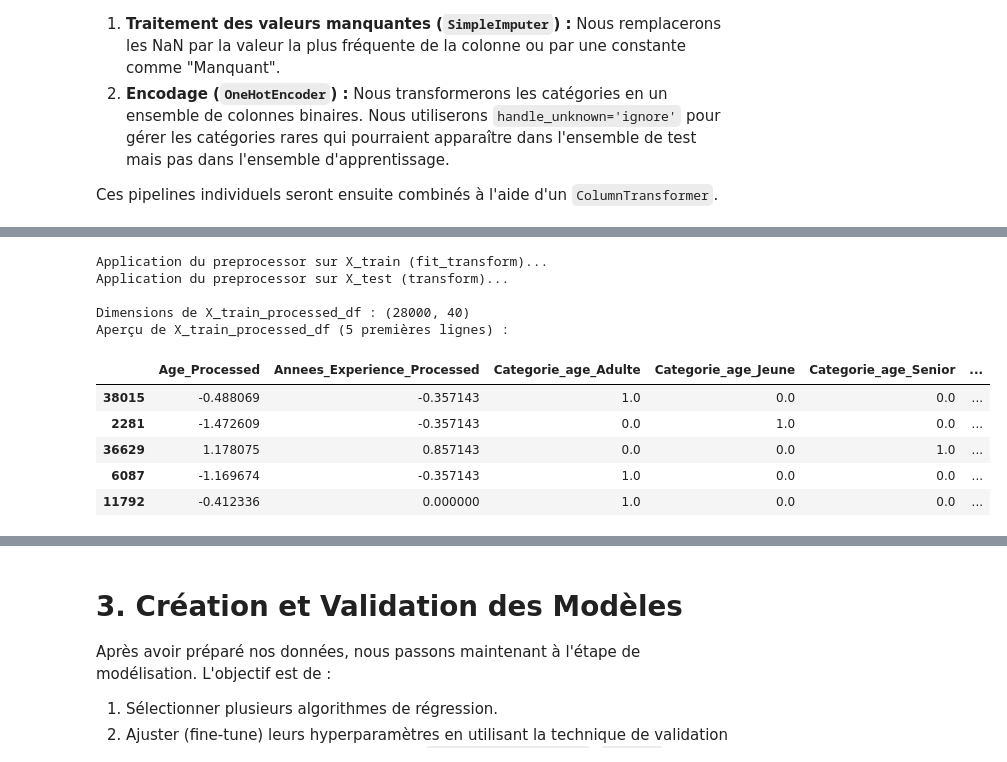
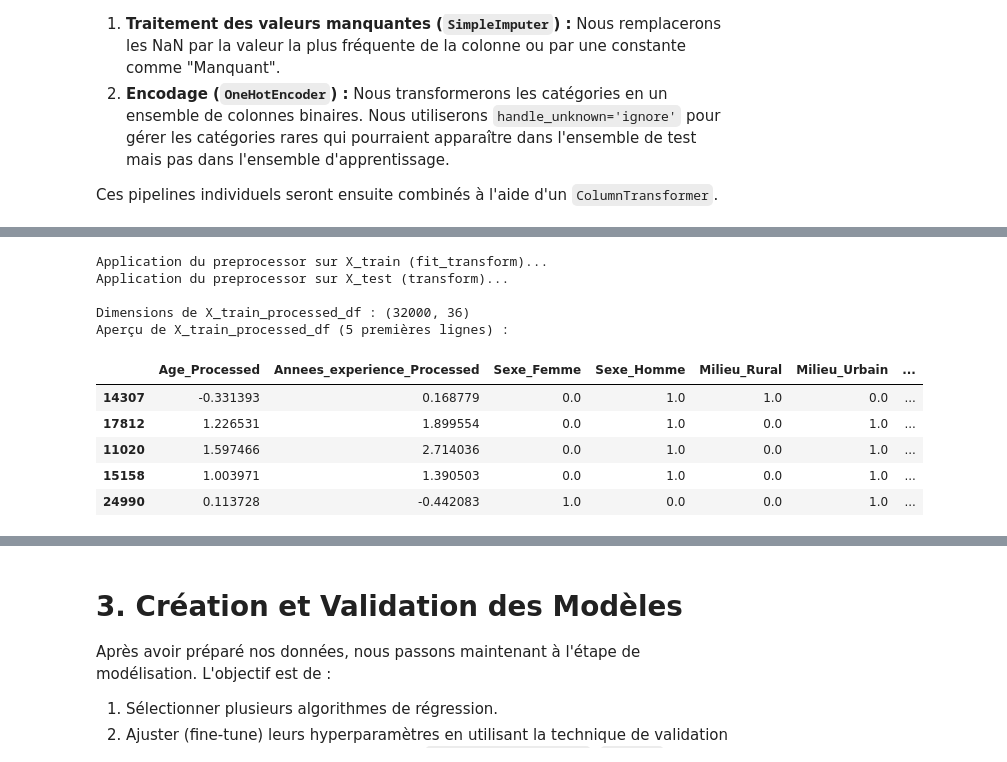
Before and after one commit to elnassim/ProjectML, a Jupyter notebook: mini_projet_AI_Saad_Youness_Nassim.ipynb, the cells around one changed output, grey strips where cells are left out. Saved outputs shown, nothing was run; the diff lists cells and outputs as text; code cells hidden in the pictures.

```diff
--- a/mini_projet_AI_Saad_Youness_Nassim.ipynb
+++ b/mini_projet_AI_Saad_Youness_Nassim.ipynb
@@ -424,13 +475,15 @@ Name: Revenu_Annuel, dtype: float64
 # %%
+# CELLULE 2.2 : Séparation des Données en Ensembles d'Apprentissage et de Test
+
 from sklearn.model_selection import train_test_split
 
-if 'X' in locals() and 'y' in locals(): # Vérifier que X et y existent
+if 'X' in locals() and 'y' in locals(): # Vérifier que X et y existent (ils ont été modifiés par la cellule 2.1)
     # Utilisation de RANDOM_SEED pour la reproductibilité du split
     # (RANDOM_SEED a été défini au début du notebook, ex: RANDOM_SEED = 42)
 
     X_train, X_test, y_train, y_test = train_test_split(X, y,
-                                                        test_size=0.30,
-                                                        random_state=RANDOM_SEED) # Assurez-vous que RANDOM_SEED est défini
+                                                        test_size=0.20,  # Assurez-vous que c'est 0.20 pour cette comparaison
+                                                        random_state=RANDOM_SEED)
 
     print("Dimensions des ensembles de données après séparation :")
     print(f"  X_train: {X_train.shape}")
@@ -439,14 +492,13 @@ if 'X' in locals() and 'y' in locals(): # Vérifier que X et y existent
     print(f"  y_test: {y_test.shape}")
 
     print("\nProportion des données dans chaque ensemble :")
-    print(f"  Apprentissage (train) : {len(X_train) / len(X):.0%}") # len(X) ou len(df_processed)
+    print(f"  Apprentissage (train) : {len(X_train) / len(X):.0%}")
     print(f"  Test : {len(X_test) / len(X):.0%}")
 
-    # Afficher un aperçu pour vérifier
     print("\nAperçu de X_train (5 premières lignes) :")
     display(X_train.head())
 
 else:
-    print("ATTENTION : Les variables X et/ou y ne sont pas définies. Veuillez exécuter la cellule précédente.")
+    print("ATTENTION : Les variables X et/ou y ne sont pas définies. Veuillez exécuter la cellule précédente (2.1).")
 # %% [output]
 Dimensions des ensembles de données après séparation :
@@ -662,9 +701,31 @@ Il est important de récupérer les noms des nouvelles features générées, not
 # %%
 # Cellule de CODE à placer sous le Markdown "2.5 Application du Preprocessor..."
 
+# S'assurer que pandas et numpy sont importés
+import pandas as pd
+import numpy as np
+from sklearn.base import BaseEstimator, TransformerMixin # Pour les transformateurs personnalisés
+
+# --- Transformateur personnalisé pour le clipping de l'âge (MODIFIÉ) ---
+class AgeClipper(BaseEstimator, TransformerMixin):
+    def __init__(self, min_age=18, max_age=75):
+        self.min_age = min_age
+        self.max_age = max_age
+
+    def fit(self, X, y=None):
+        return self
+
+    def transform(self, X, y=None):
+        X_transformed_np = np.copy(X) # X est un array NumPy ici
+        X_transformed_np = np.clip(X_transformed_np, self.min_age, self.max_age)
+        return X_transformed_np
+
+# Vérifier que les variables nécessaires existent (issues des cellules précédentes)
 if ('preprocessor' in locals() and preprocessor is not None and
     'X_train' in locals() and 'X_test' in locals() and
-    'categorical_cols' in locals()): # Assurer que categorical_cols est défini
+    'categorical_cols' in locals() and
+    'final_age_col' in locals() and # Ajouté pour être sûr
+    'final_experience_col' in locals()): # Ajouté pour être sûr
 
     print("Application du preprocessor sur X_train (fit_transform)...")
     # Ajuster et transformer X_train
@@ -676,21 +737,23 @@ if ('preprocessor' in locals() and preprocessor is not None and
 
     # --- Récupération des noms de features ---
     numeric_feature_names_processed = []
-    # L'ordre doit correspondre à celui dans ColumnTransformer.
-    # Le premier transformateur numérique est 'age_processing'
+    # Utiliser les listes de colonnes passées au ColumnTransformer pour les noms
+    # L'ordre des colonnes dans final_feature_names doit correspondre à
+    # l'ordre de sortie du ColumnTransformer.
+
+    # Si 'age_processing' est dans les transformateurs, sa sortie sera la première partie numérique
     if 'age_processing' in preprocessor.named_transformers_:
-         numeric_feature_names_processed.append('Age_Processed')
-    # Le deuxième transformateur numérique est 'experience_processing'
+        # final_age_col est ['Age'], donc la sortie est une colonne 'Age' transformée
+        numeric_feature_names_processed.extend([f"{col}_Processed" for col in final_age_col])
+
+    # Si 'experience_processing' est dans les transformateurs, sa sortie vient après
     if 'experience_processing' in preprocessor.named_transformers_:
-         numeric_feature_names_processed.append('Annees_Experience_Processed')
+        # final_experience_col est ['Annees_experience']
+        numeric_feature_names_processed.extend([f"{col}_Processed" for col in final_experience_col])
 
     try:
-        # Récupérer les noms des colonnes catégorielles après OneHotEncoding
-        # 'categorical_processing' est le nom du transformateur pour les catégorielles dans ColumnTransformer
-        # 'onehot' est le nom de l'étape OneHotEncoder dans le pipeline 'categorical_pipeline'
         onehot_transformer = preprocessor.named_transformers_['categorical_processing']
         onehot_encoder_step = onehot_transformer.named_steps['onehot']
-        # 'categorical_cols' est la liste des noms de colonnes catégorielles originales passées à ce pipeline
         onehot_categorical_feature_names = list(onehot_encoder_step.get_feature_names_out(categorical_cols))
     except KeyError as e:
         print(f"Erreur de clé lors de la récupération des noms de features du OneHotEncoder: {e}")
@@ -699,41 +762,42 @@ if ('preprocessor' in locals() and preprocessor is not None and
     except Exception as e:
         print(f"Erreur générale lors de la récupération des noms de features du OneHotEncoder : {e}")
         onehot_categorical_feature_names = []
 
     # Combiner tous les noms de features dans l'ordre de sortie du ColumnTransformer
+    # L'ordre est : les colonnes de 'age_processing', puis celles de 'experience_processing', puis celles de 'categorical_processing'
     final_feature_names = numeric_feature_names_processed + onehot_categorical_feature_names
 
     # Créer des DataFrames à partir des arrays NumPy transformés
     X_train_processed_df = pd.DataFrame(X_train_processed_np,
                                         columns=final_feature_names,
-                                        index=X_train.index) # Conserver les index originaux
+                                        index=X_train.index)
 
     X_test_processed_df = pd.DataFrame(X_test_processed_np,
                                        columns=final_feature_names,
-                                       index=X_test.index) # Conserver les index originaux
+                                       index=X_test.index)
 
     print(f"\nDimensions de X_train_processed_df : {X_train_processed_df.shape}")
     print("Aperçu de X_train_processed_df (5 premières lignes) :")
     display(X_train_processed_df.head())
 
     print(f"\nDimensions de X_test_processed_df : {X_test_processed_df.shape}")
-    # print("Aperçu de X_test_processed_df (5 premières lignes) :") # Optionnel pour l'instant
+    # print("Aperçu de X_test_processed_df (5 premières lignes) :")
     # display(X_test_processed_df.head())
 
     print(f"\nNombre de NaN dans X_train_processed_df : {X_train_processed_df.isnull().sum().sum()}")
     print(f"Nombre de NaN dans X_test_processed_df : {X_test_processed_df.isnull().sum().sum()}")
 
 else:
-    print("ATTENTION : Des variables nécessaires (preprocessor, X_train, X_test, categorical_cols) ne sont pas définies. Veuillez exécuter les cellules précédentes.")
+    print("ATTENTION : Des variables nécessaires (preprocessor, X_train, X_test, categorical_cols, final_age_col, final_experience_col) ne sont pas définies. Veuillez exécuter les cellules précédentes.")
 # %% [output]
 Application du preprocessor sur X_train (fit_transform)...
 Application du preprocessor sur X_test (transform)...
 
-Dimensions de X_train_processed_df : (28000, 40)
+Dimensions de X_train_processed_df : (32000, 36)
 Aperçu de X_train_processed_df (5 premières lignes) :
-|  | Age_Processed | Annees_Experience_Processed | Categorie_age_Adulte | Categorie_age_Jeune | Categorie_age_Senior | ... |
-| 38015 | -0.488069 | -0.357143 | 1.0 | 0.0 | 0.0 | ... |
-| 2281 | -1.472609 | -0.357143 | 0.0 | 1.0 | 0.0 | ... |
-| 36629 | 1.178075 | 0.857143 | 0.0 | 0.0 | 1.0 | ... |
-| 6087 | -1.169674 | -0.357143 | 1.0 | 0.0 | 0.0 | ... |
-| 11792 | -0.412336 | 0.000000 | 1.0 | 0.0 | 0.0 | ... |
+|  | Age_Processed | Annees_experience_Processed | Sexe_Femme | Sexe_Homme | Milieu_Rural | Milieu_Urbain | ... |
+| 14307 | -0.331393 | 0.168779 | 0.0 | 1.0 | 1.0 | 0.0 | ... |
+| 17812 | 1.226531 | 1.899554 | 0.0 | 1.0 | 0.0 | 1.0 | ... |
+| 11020 | 1.597466 | 2.714036 | 0.0 | 1.0 | 0.0 | 1.0 | ... |
+| 15158 | 1.003971 | 1.390503 | 0.0 | 1.0 | 0.0 | 1.0 | ... |
+| 24990 | 0.113728 | -0.442083 | 1.0 | 0.0 | 0.0 | 1.0 | ... |
```
Also changed, not shown: parts of 17 cells of this notebook, 5 other files.
